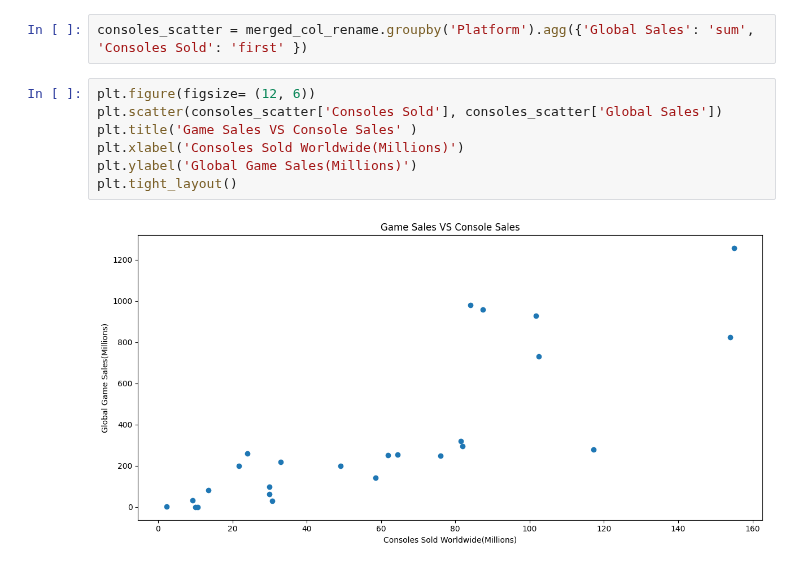
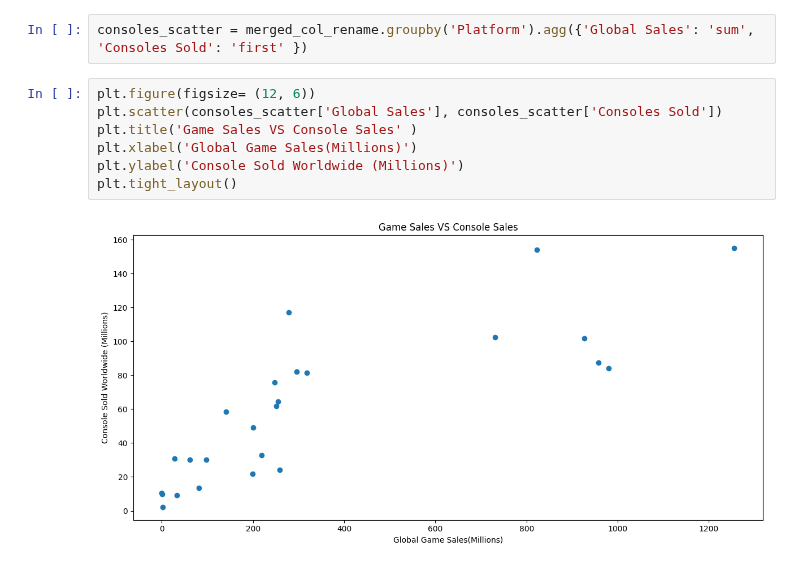
Before and after one commit to V-Pool/vg_sales, a Jupyter notebook: sales.ipynb, the cells around one changed output. Drawn from its saved outputs; the diff is of its cells as text.

```diff
--- a/sales.ipynb
+++ b/sales.ipynb
@@ -294,10 +304,10 @@ plt.show()
 consoles_scatter = merged_col_rename.groupby('Platform').agg({'Global Sales': 'sum', 'Consoles Sold': 'first' })
 # %%
 plt.figure(figsize= (12, 6))
-plt.scatter(consoles_scatter['Consoles Sold'], consoles_scatter['Global Sales'])
+plt.scatter(consoles_scatter['Global Sales'], consoles_scatter['Consoles Sold'])
 plt.title('Game Sales VS Console Sales' )
-plt.xlabel('Consoles Sold Worldwide(Millions)')
-plt.ylabel('Global Game Sales(Millions)')
+plt.xlabel('Global Game Sales(Millions)')
+plt.ylabel('Console Sold Worldwide (Millions)')
 plt.tight_layout()
 # %% [output]
-[figure, old version]
+[figure, new version]
```
Also changed, not shown: parts of 2 cells of this notebook.
